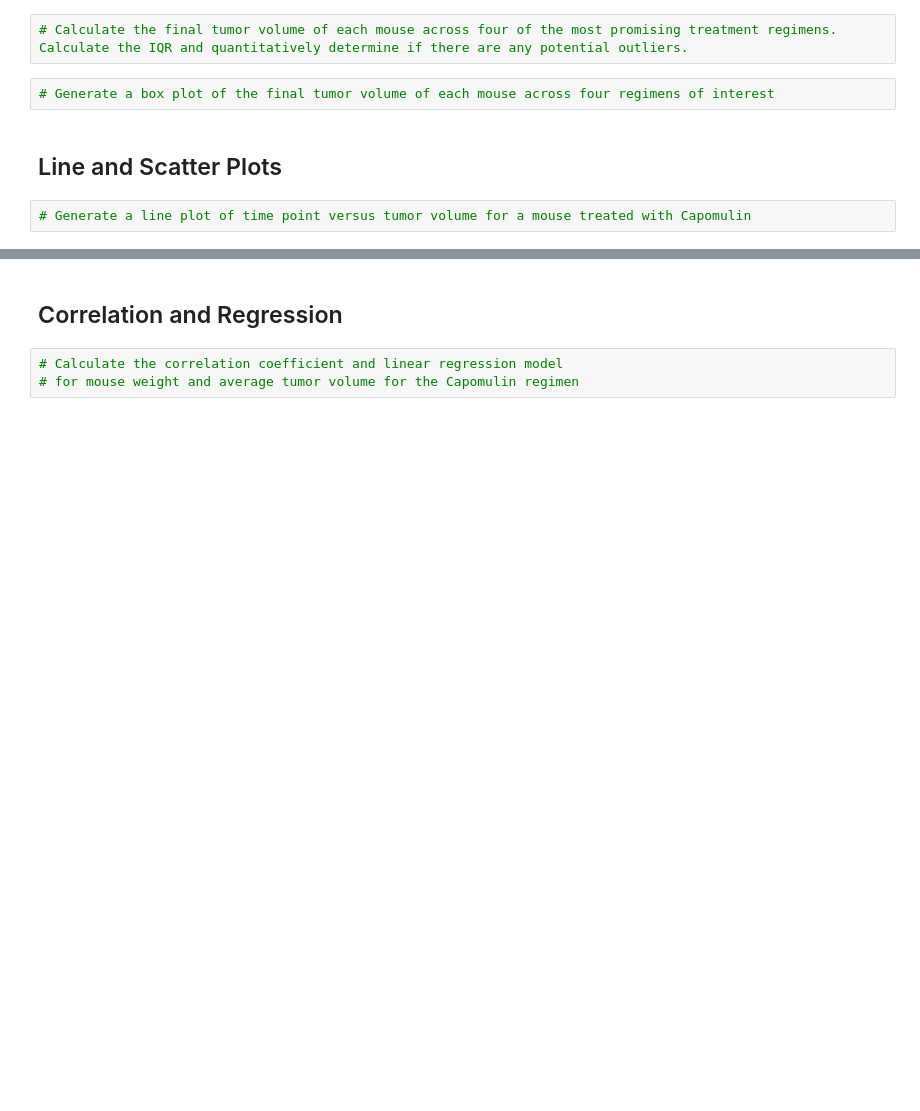
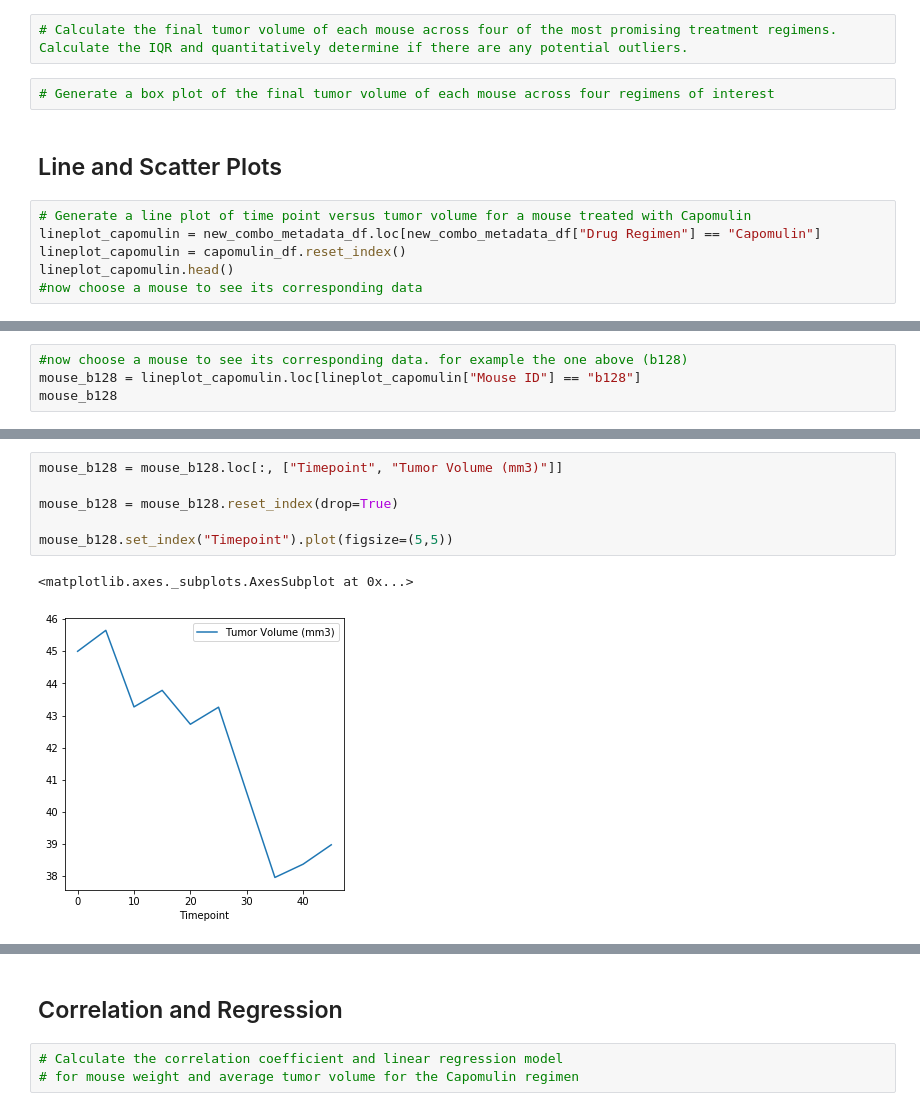
Before and after one commit to EMENGH/matplotlib-challenge, a Jupyter notebook: Pymaceuticals/pymaceuticals_starter.ipynb, the cells around one changed output, grey strips where cells are left out. Cells and saved outputs as stored; diff of their text form; blank space fills up the shorter version.

```diff
--- a/Pymaceuticals/pymaceuticals_starter.ipynb
+++ b/Pymaceuticals/pymaceuticals_starter.ipynb
@@ -190,3 +190,7 @@ plt.pie(sizes, autopct="%1.1f%%", labels=labels)
 ## Line and Scatter Plots
 # %%
 # Generate a line plot of time point versus tumor volume for a mouse treated with Capomulin
+lineplot_capomulin = new_combo_metadata_df.loc[new_combo_metadata_df["Drug Regimen"] == "Capomulin"]
+lineplot_capomulin = capomulin_df.reset_index()
+lineplot_capomulin.head()
+#now choose a mouse to see its corresponding data
@@ -194,0 +204,4 @@ plt.pie(sizes, autopct="%1.1f%%", labels=labels)
+# %%
+#now choose a mouse to see its corresponding data. for example the one above (b128)
+mouse_b128 = lineplot_capomulin.loc[lineplot_capomulin["Mouse ID"] == "b128"]
+mouse_b128
@@ -194,0 +220,9 @@ plt.pie(sizes, autopct="%1.1f%%", labels=labels)
+# %%
+mouse_b128 = mouse_b128.loc[:, ["Timepoint", "Tumor Volume (mm3)"]]
+
+mouse_b128 = mouse_b128.reset_index(drop=True)
+
+mouse_b128.set_index("Timepoint").plot(figsize=(5,5))
+# %% [output]
+<matplotlib.axes._subplots.AxesSubplot at 0x...>
+[figure, added]
```
Also changed, not shown: parts of 5 cells of this notebook.
